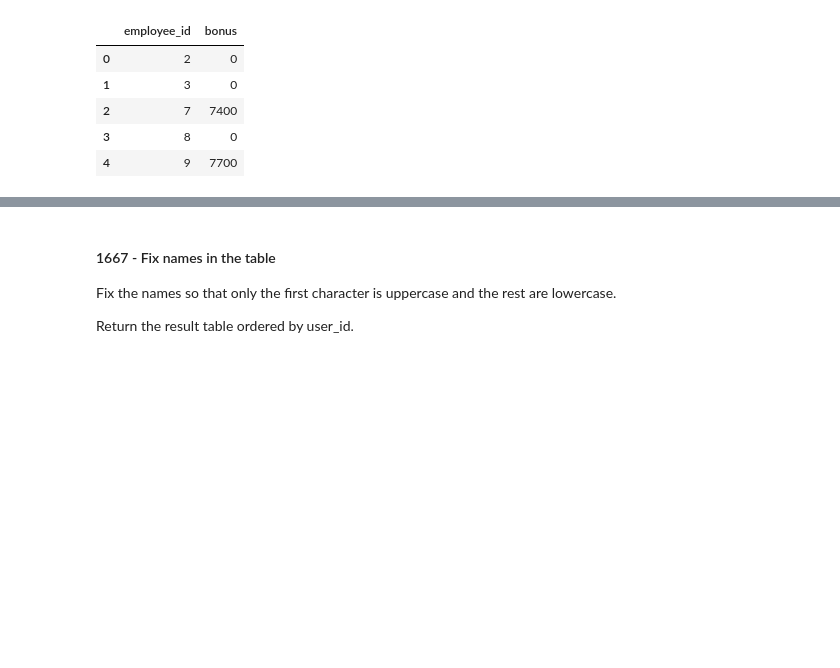
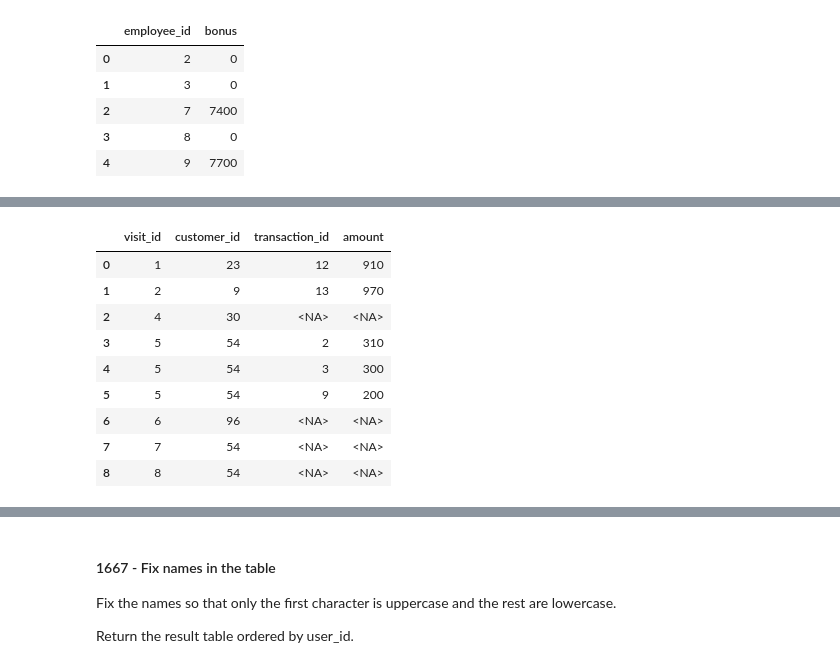
Before and after one commit to Swap-20/Leetcode-Pandas, a Jupyter notebook: Leetcode_Pandas.ipynb, the cells around one changed output, grey strips where cells are left out. Drawn from its saved outputs; the diff is of its cells as text; code cells hidden in the pictures; blank space fills up the shorter version.

```diff
--- a/Leetcode_Pandas.ipynb
+++ b/Leetcode_Pandas.ipynb
@@ -250,0 +272,4 @@ df
+# %%
+data = [[1, 23], [2, 9], [4, 30], [5, 54], [6, 96], [7, 54], [8, 54]]
+visits = pd.DataFrame(data, columns=['visit_id', 'customer_id']).astype({'visit_id':'Int64', 'customer_id':'Int64'})
+visits
@@ -250,0 +285,4 @@ df
+# %%
+data = [[2, 5, 310], [3, 5, 300], [9, 5, 200], [12, 1, 910], [13, 2, 970]]
+transactions = pd.DataFrame(data, columns=['transaction_id', 'visit_id', 'amount']).astype({'transaction_id':'Int64', 'visit_id':'Int64', 'amount':'Int64'})
+transactions
@@ -250,0 +296,14 @@ df
+# %%
+df = visits.merge(transactions, how='left', on='visit_id')
+df
+# %% [output]
+|  | visit_id | customer_id | transaction_id | amount |
+| 0 | 1 | 23 | 12 | 910 |
+| 1 | 2 | 9 | 13 | 970 |
+| 2 | 4 | 30 | <NA> | <NA> |
+| 3 | 5 | 54 | 2 | 310 |
+| 4 | 5 | 54 | 3 | 300 |
+| 5 | 5 | 54 | 9 | 200 |
+| 6 | 6 | 96 | <NA> | <NA> |
+| 7 | 7 | 54 | <NA> | <NA> |
+| 8 | 8 | 54 | <NA> | <NA> |
```
Also changed, not shown: parts of 16 cells of this notebook.
